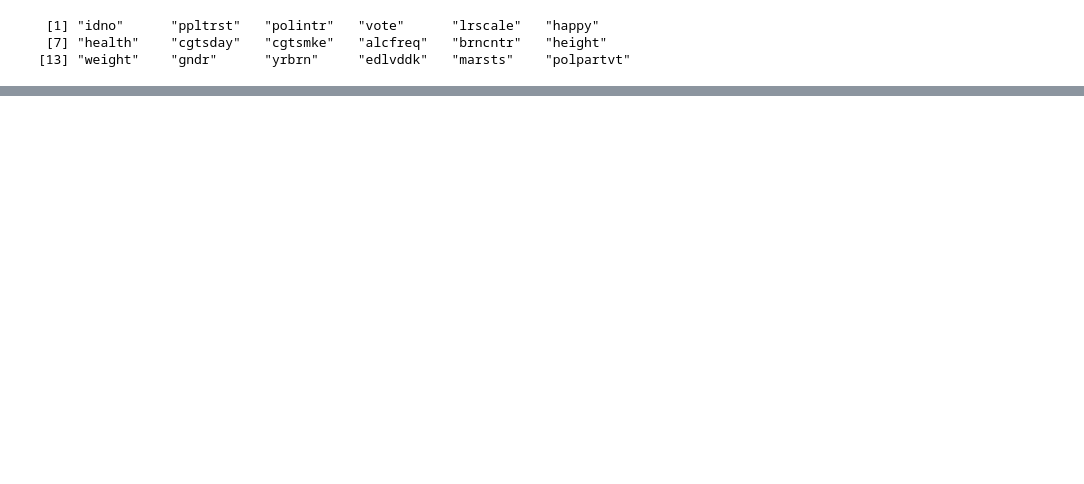
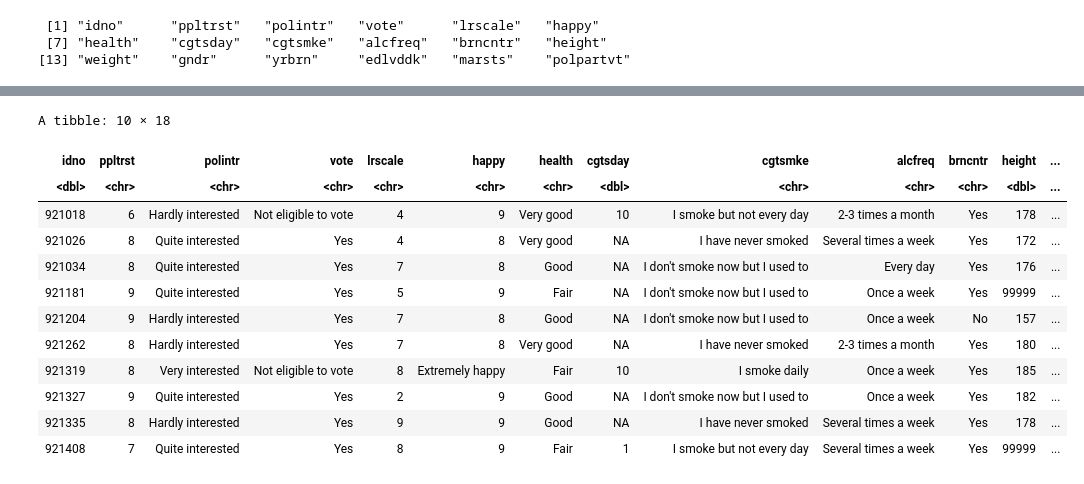
Before and after one commit to CALDISS-AAU/workshop_r-table-data, a Jupyter notebook: notebooks/R_table-data.ipynb, the cells around one changed output, grey strips where cells are left out. Drawn from its saved outputs; the diff is of its cells as text; code cells hidden in the pictures; blank space fills up the shorter version.

```diff
--- a/notebooks/R_table-data.ipynb
+++ b/notebooks/R_table-data.ipynb
@@ -83,0 +95,21 @@ A tibble: 5 × 2
+# %%
+# Basic R rekodning
+ess_snip <- head(ess_data, 100)
+
+ess_snip[which(ess_data$height > 190), "height"] <- 99999
+
+head(ess_snip, 10)
+# %% [output]
+A tibble: 10 × 18
+| idno | ppltrst | polintr | vote | lrscale | happy | health | cgtsday | cgtsmke | alcfreq | brncntr | height | ... |
+| <dbl> | <chr> | <chr> | <chr> | <chr> | <chr> | <chr> | <dbl> | <chr> | <chr> | <chr> | <dbl> | ... |
+| 921018 | 6 | Hardly interested | Not eligible to vote | 4 | 9 | Very good | 10 | I smoke but not every day | 2-3 times a month | Yes | 178 | ... |
+| 921026 | 8 | Quite interested | Yes | 4 | 8 | Very good | NA | I have never smoked | Several times a week | Yes | 172 | ... |
+| 921034 | 8 | Quite interested | Yes | 7 | 8 | Good | NA | I don't smoke now but I used to | Every day | Yes | 176 | ... |
+| 921181 | 9 | Quite interested | Yes | 5 | 9 | Fair | NA | I don't smoke now but I used to | Once a week | Yes | 99999 | ... |
+| 921204 | 9 | Hardly interested | Yes | 7 | 8 | Good | NA | I don't smoke now but I used to | Once a week | No | 157 | ... |
+| 921262 | 8 | Hardly interested | Yes | 7 | 8 | Very good | NA | I have never smoked | 2-3 times a month | Yes | 180 | ... |
+| 921319 | 8 | Very interested | Not eligible to vote | 8 | Extremely happy | Fair | 10 | I smoke daily | Once a week | Yes | 185 | ... |
+| 921327 | 9 | Quite interested | Yes | 2 | 9 | Good | NA | I don't smoke now but I used to | Once a week | Yes | 182 | ... |
+| 921335 | 8 | Hardly interested | Yes | 9 | 9 | Good | NA | I have never smoked | Several times a week | Yes | 178 | ... |
+| 921408 | 7 | Quite interested | Yes | 8 | 9 | Fair | 1 | I smoke but not every day | Several times a week | Yes | 99999 | ... |
```
Also changed, not shown: parts of 5 cells of this notebook.
